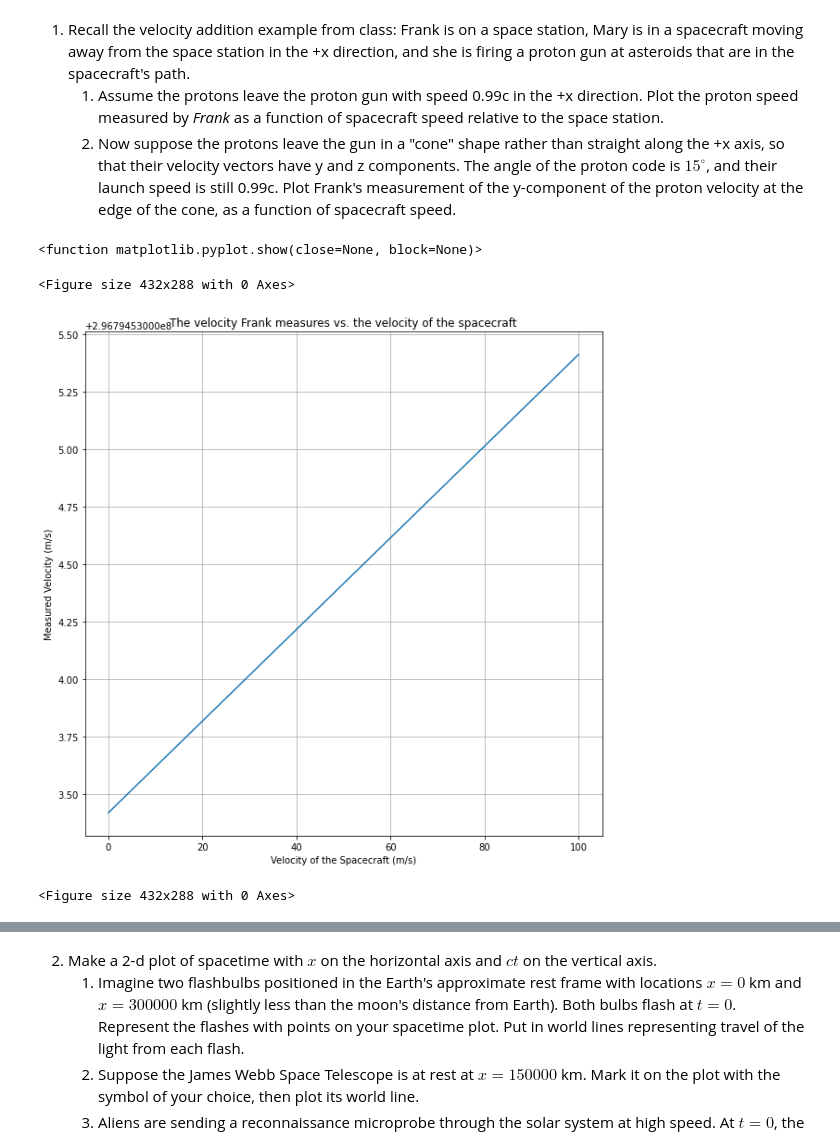
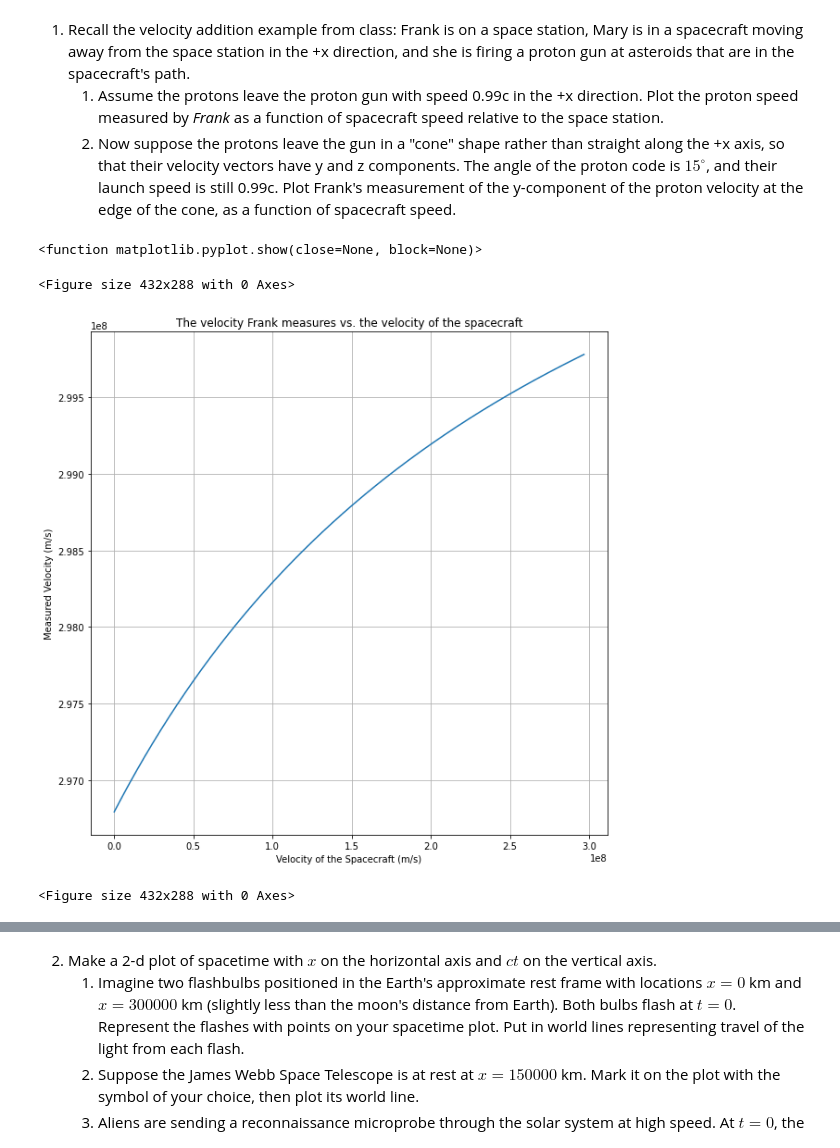
Before and after one commit to NickB822/PHYS309, a Jupyter notebook: Nick Bailey Assignment 3.ipynb, the cells around one changed output, grey strips where cells are left out. Drawn from its saved outputs; the diff is of its cells as text; code cells hidden in the pictures.

```diff
--- a/Nick Bailey Assignment 3.ipynb
+++ b/Nick Bailey Assignment 3.ipynb
@@ -24,32 +24,33 @@ from scipy import constants
 </ol>
 # %%
 # Part A
-v_spacecraft = np.linspace(0,100,1000000) # Let's say this is in m/s
+v_spacecraft = (np.linspace(0,0.99,1000000))*scipy.constants.c # Let's say this is in m/s
 v_proton = 0.99*scipy.constants.c
 frank_measure = (v_spacecraft+v_proton)/(1+((v_proton*v_spacecraft)/(scipy.constants.c**2)))
 # Plotting for Part A
 plt.figure()
 plt.figure(figsize = (10,10))
 plt.plot(v_spacecraft,frank_measure)
 plt.title("The velocity Frank measures vs. the velocity of the spacecraft")
 plt.xlabel("Velocity of the Spacecraft (m/s)")
 plt.ylabel("Measured Velocity (m/s)")
 plt.grid()
 plt.show
 
 # Part B
 theta = 15 #degrees
-y_component = frank_measure*np.tan(theta)
+gamma = 1/np.sqrt(1-((v_spacecraft**2)/(scipy.constants.c**2)))
+y_component = v_proton*np.sin(theta)*gamma*(1-((v_spacecraft/scipy.constants.c**2))*frank_measure) # This is the y component
 plt.figure()
 plt.figure(figsize = (10,10))
 plt.plot(v_spacecraft, y_component)
 plt.title("The y-component of velocity vs. velocity of the aircraft")
 plt.xlabel("Velocity of the Spacecraft (m/s)")
 plt.ylabel("Y-Component of Velocity")
 plt.grid()
 plt.show
 # %% [output]
 <function matplotlib.pyplot.show(close=None, block=None)>
 <Figure size 432x288 with 0 Axes>
-[figure, old version]
+[figure, new version]
 <Figure size 432x288 with 0 Axes>
```
Also changed, not shown: parts of 1 cell of this notebook.
